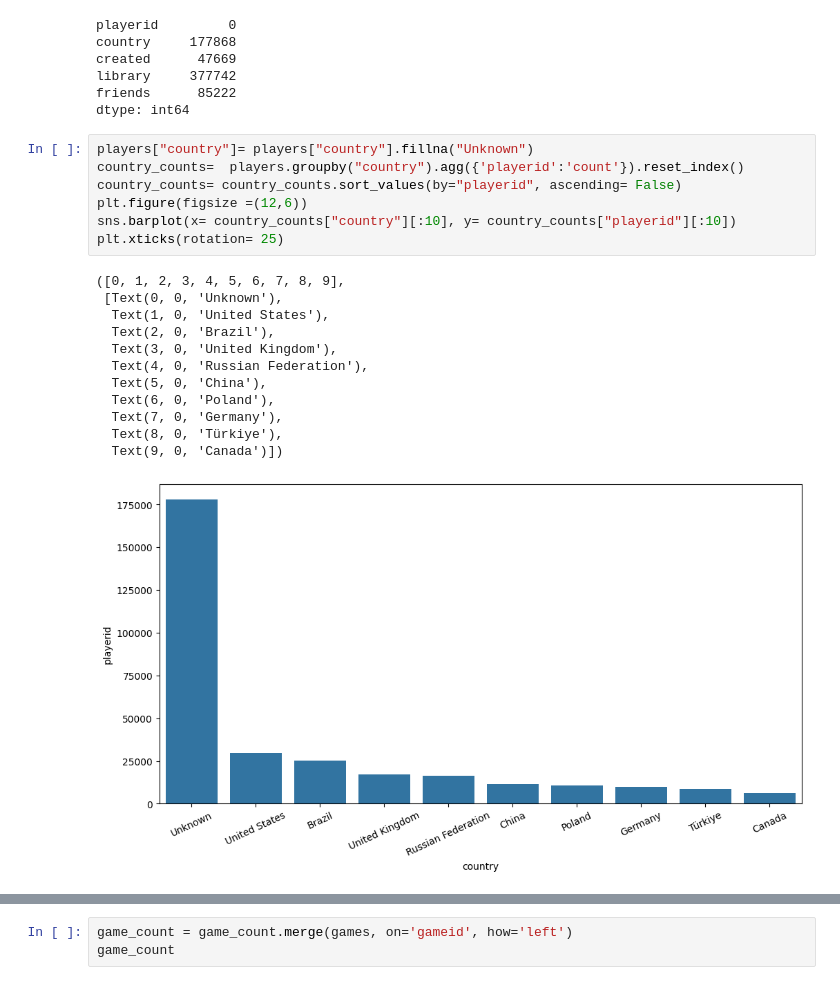
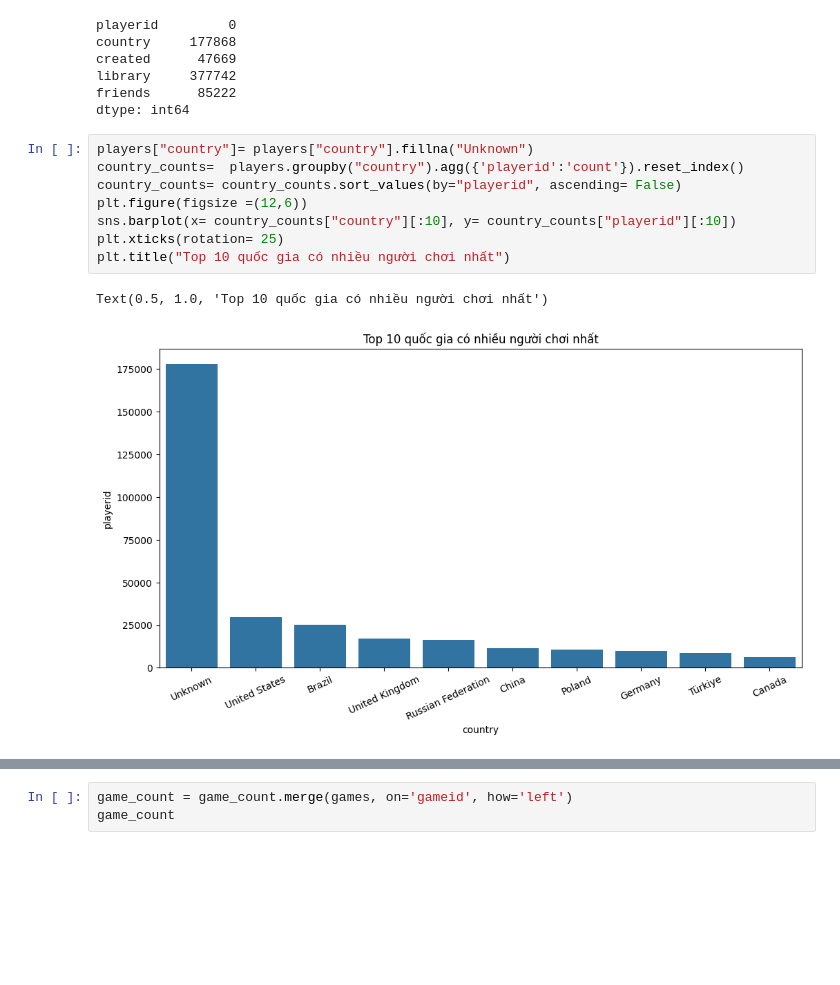
Before and after one commit to azkhaizio/steam_sales_cs2, a Jupyter notebook: steam_player_behaviour.ipynb, the cells around one changed output, grey strips where cells are left out. Cells and saved outputs as stored; diff of their text form; blank space fills up the shorter version.

```diff
--- a/steam_player_behaviour.ipynb
+++ b/steam_player_behaviour.ipynb
@@ -126,23 +122,14 @@ dtype: int64
 # %%
 players["country"]= players["country"].fillna("Unknown")
 country_counts=  players.groupby("country").agg({'playerid':'count'}).reset_index()
 country_counts= country_counts.sort_values(by="playerid", ascending= False)
 plt.figure(figsize =(12,6))
 sns.barplot(x= country_counts["country"][:10], y= country_counts["playerid"][:10])
 plt.xticks(rotation= 25)
+plt.title("Top 10 quốc gia có nhiều người chơi nhất")
 # %% [output]
-([0, 1, 2, 3, 4, 5, 6, 7, 8, 9],
- [Text(0, 0, 'Unknown'),
-  Text(1, 0, 'United States'),
-  Text(2, 0, 'Brazil'),
-  Text(3, 0, 'United Kingdom'),
-  Text(4, 0, 'Russian Federation'),
-  Text(5, 0, 'China'),
-  Text(6, 0, 'Poland'),
-  Text(7, 0, 'Germany'),
-  Text(8, 0, 'Türkiye'),
-  Text(9, 0, 'Canada')])
+Text(0.5, 1.0, 'Top 10 quốc gia có nhiều người chơi nhất')
-[figure, old version]
+[figure, new version]
 # %%
 players["year_created"] = players["created"].str[:4]
 gby = players.groupby("year_created").agg({"playerid":'count'}).reset_index()
```
Also changed, not shown: parts of 46 cells of this notebook.
